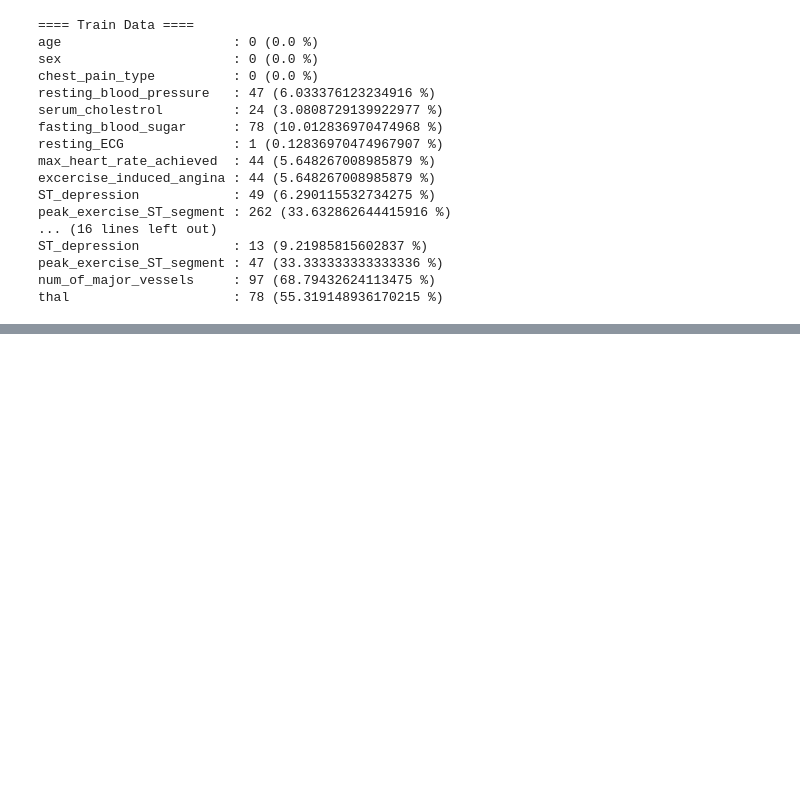
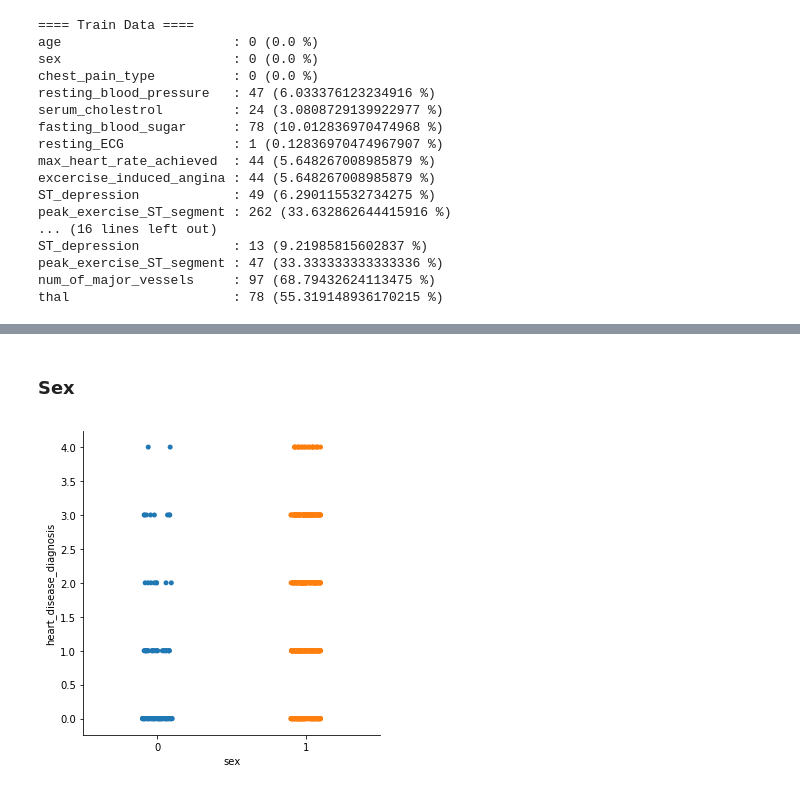
Before and after one commit to diwangs/IF3170_heart-disease-classification, a Jupyter notebook: notebooks/1. Exploratory Data Analysis.ipynb, the cells around one changed output, grey strips where cells are left out. Drawn from its saved outputs; the diff is of its cells as text; code cells hidden in the pictures; blank space fills up the shorter version.

```diff
--- a/notebooks/1. Exploratory Data Analysis.ipynb
+++ b/notebooks/1. Exploratory Data Analysis.ipynb
@@ -169,0 +191,7 @@ thal                     : 78 (55.319148936170215 %)
+# %% [markdown]
+### Sex
+# %%
+sns.catplot(x="sex", y="heart_disease_diagnosis", data=train_df)
+plt.show()
+# %% [output]
+[figure, added]
```
Also changed, not shown: parts of 31 cells of this notebook.
